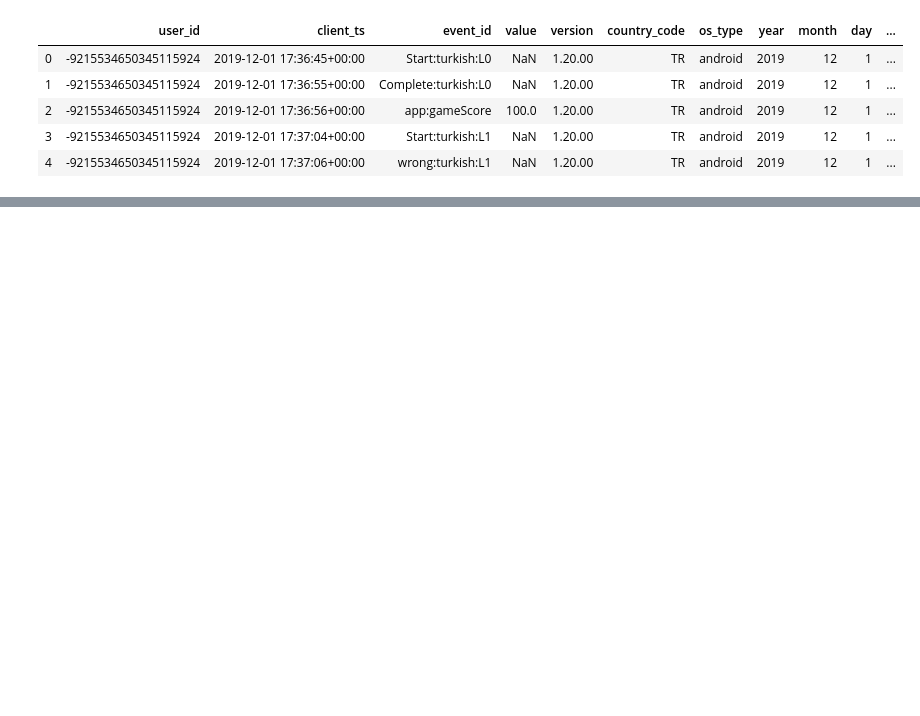
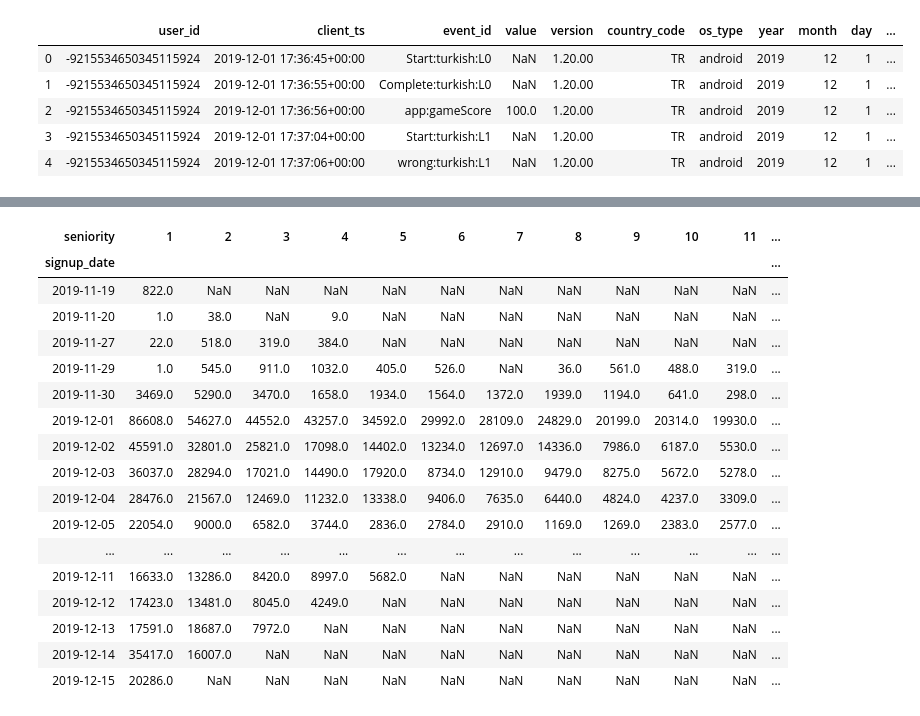
Before and after one commit to sodaliAyran/churn-prediction-mulakat, a Jupyter notebook: Report.ipynb, the cells around one changed output, grey strips where cells are left out. Saved outputs shown, nothing was run; the diff lists cells and outputs as text; code cells hidden in the pictures; blank space fills up the shorter version.

```diff
--- a/Report.ipynb
+++ b/Report.ipynb
@@ -145,0 +192,21 @@ events.head()
+# %%
+cohort_counts
+# %% [output]
+| seniority | 1 | 2 | 3 | 4 | 5 | 6 | 7 | 8 | 9 | 10 | 11 | ... |
+| signup_date |  |  |  |  |  |  |  |  |  |  |  | ... |
+| 2019-11-19 | 822.0 | NaN | NaN | NaN | NaN | NaN | NaN | NaN | NaN | NaN | NaN | ... |
+| 2019-11-20 | 1.0 | 38.0 | NaN | 9.0 | NaN | NaN | NaN | NaN | NaN | NaN | NaN | ... |
+| 2019-11-27 | 22.0 | 518.0 | 319.0 | 384.0 | NaN | NaN | NaN | NaN | NaN | NaN | NaN | ... |
+| 2019-11-29 | 1.0 | 545.0 | 911.0 | 1032.0 | 405.0 | 526.0 | NaN | 36.0 | 561.0 | 488.0 | 319.0 | ... |
+| 2019-11-30 | 3469.0 | 5290.0 | 3470.0 | 1658.0 | 1934.0 | 1564.0 | 1372.0 | 1939.0 | 1194.0 | 641.0 | 298.0 | ... |
+| 2019-12-01 | 86608.0 | 54627.0 | 44552.0 | 43257.0 | 34592.0 | 29992.0 | 28109.0 | 24829.0 | 20199.0 | 20314.0 | 19930.0 | ... |
+| 2019-12-02 | 45591.0 | 32801.0 | 25821.0 | 17098.0 | 14402.0 | 13234.0 | 12697.0 | 14336.0 | 7986.0 | 6187.0 | 5530.0 | ... |
+| 2019-12-03 | 36037.0 | 28294.0 | 17021.0 | 14490.0 | 17920.0 | 8734.0 | 12910.0 | 9479.0 | 8275.0 | 5672.0 | 5278.0 | ... |
+| 2019-12-04 | 28476.0 | 21567.0 | 12469.0 | 11232.0 | 13338.0 | 9406.0 | 7635.0 | 6440.0 | 4824.0 | 4237.0 | 3309.0 | ... |
+| 2019-12-05 | 22054.0 | 9000.0 | 6582.0 | 3744.0 | 2836.0 | 2784.0 | 2910.0 | 1169.0 | 1269.0 | 2383.0 | 2577.0 | ... |
+| ... | ... | ... | ... | ... | ... | ... | ... | ... | ... | ... | ... | ... |
+| 2019-12-11 | 16633.0 | 13286.0 | 8420.0 | 8997.0 | 5682.0 | NaN | NaN | NaN | NaN | NaN | NaN | ... |
+| 2019-12-12 | 17423.0 | 13481.0 | 8045.0 | 4249.0 | NaN | NaN | NaN | NaN | NaN | NaN | NaN | ... |
+| 2019-12-13 | 17591.0 | 18687.0 | 7972.0 | NaN | NaN | NaN | NaN | NaN | NaN | NaN | NaN | ... |
+| 2019-12-14 | 35417.0 | 16007.0 | NaN | NaN | NaN | NaN | NaN | NaN | NaN | NaN | NaN | ... |
+| 2019-12-15 | 20286.0 | NaN | NaN | NaN | NaN | NaN | NaN | NaN | NaN | NaN | NaN | ... |
```
Also changed, not shown: parts of 10 cells of this notebook.
